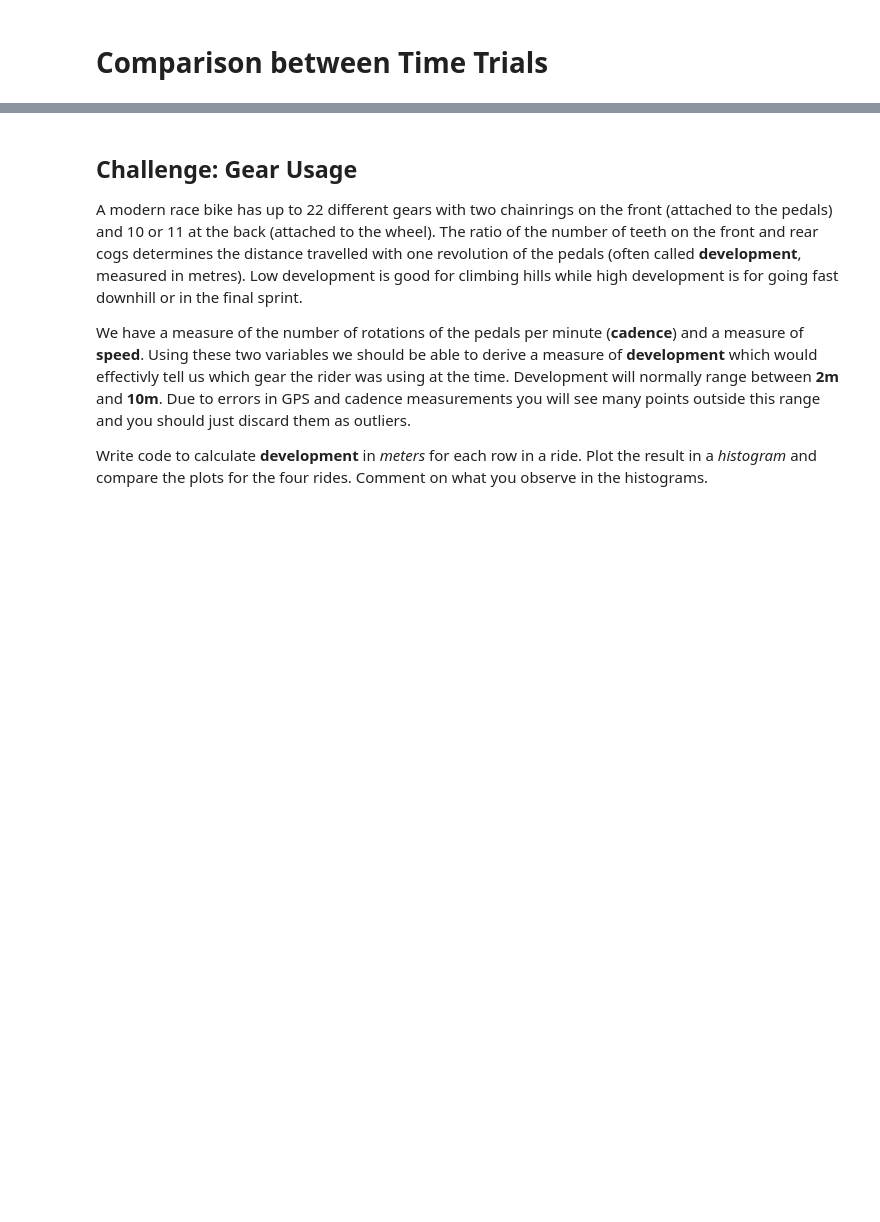
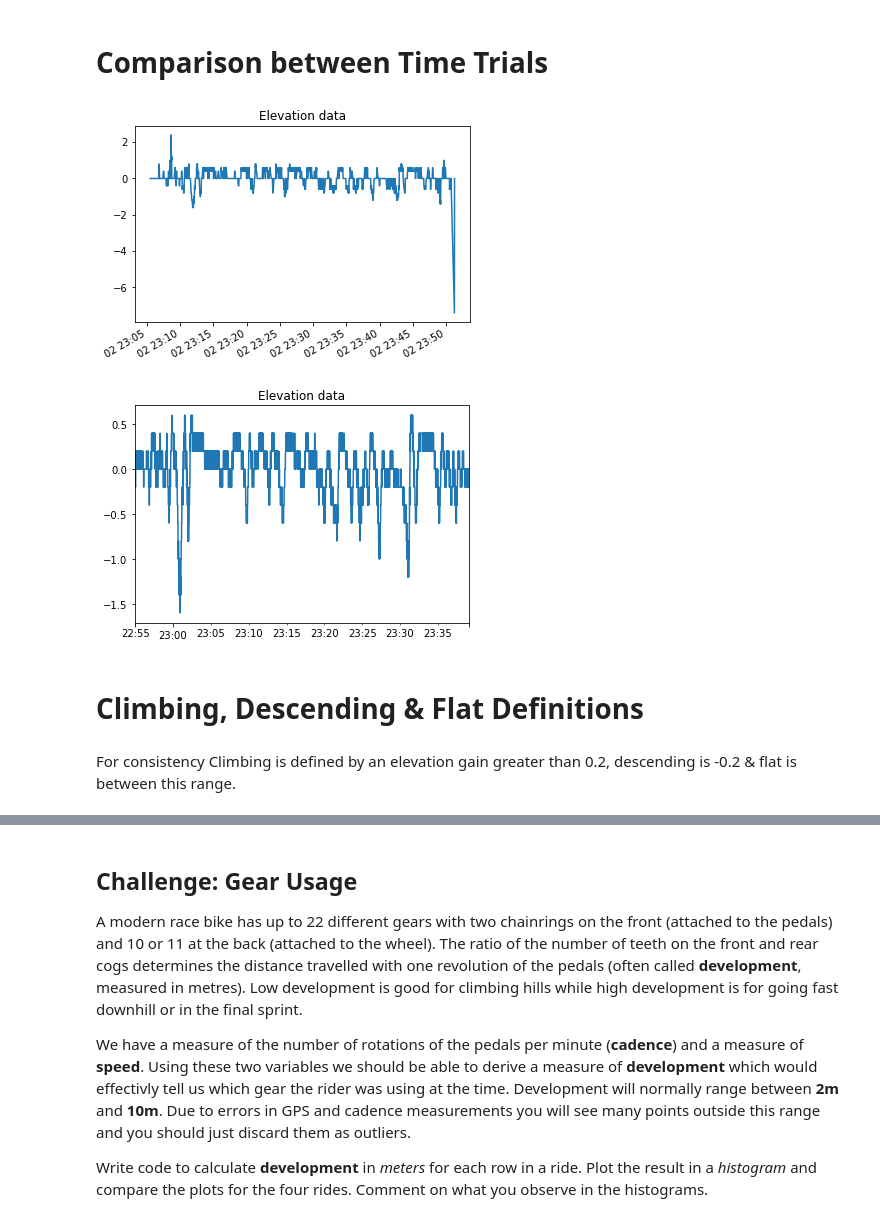
Before and after one commit to MQCOMP2200-S2-2021/data-science-portfolio-MQ-NickW, a Jupyter notebook: Portfolio 1.ipynb, the cells around one changed output, grey strips where cells are left out. Saved outputs shown, nothing was run; the diff lists cells and outputs as text; code cells hidden in the pictures; blank space fills up the shorter version.

```diff
--- a/Portfolio 1.ipynb
+++ b/Portfolio 1.ipynb
@@ -426,3 +426,14 @@ Looking at the above summary for speeds it is apparent that road races have both
 I would assume this is due to the aerodynamics of having other riders create a slipstream which all riders take advantage of.
 # %% [markdown]
 # Comparison between Time Trials
+# %%
+tt_2016['elevation_gain'].plot()
+plt.title("Elevation data")
+plt.show()
+
+tt_2019['elevation_gain'].plot()
+plt.title("Elevation data")
+plt.show()
+# %% [output]
+[figure, added]
+[figure, added]
@@ -428,0 +443,4 @@ I would assume this is due to the aerodynamics of having other riders create a s
+# %% [markdown]
+# Climbing, Descending & Flat Definitions
+# %% [markdown]
+For consistency Climbing is defined by an elevation gain greater than 0.2, descending is -0.2 & flat is between this range.
```
Also changed, not shown: parts of 7 cells of this notebook.
